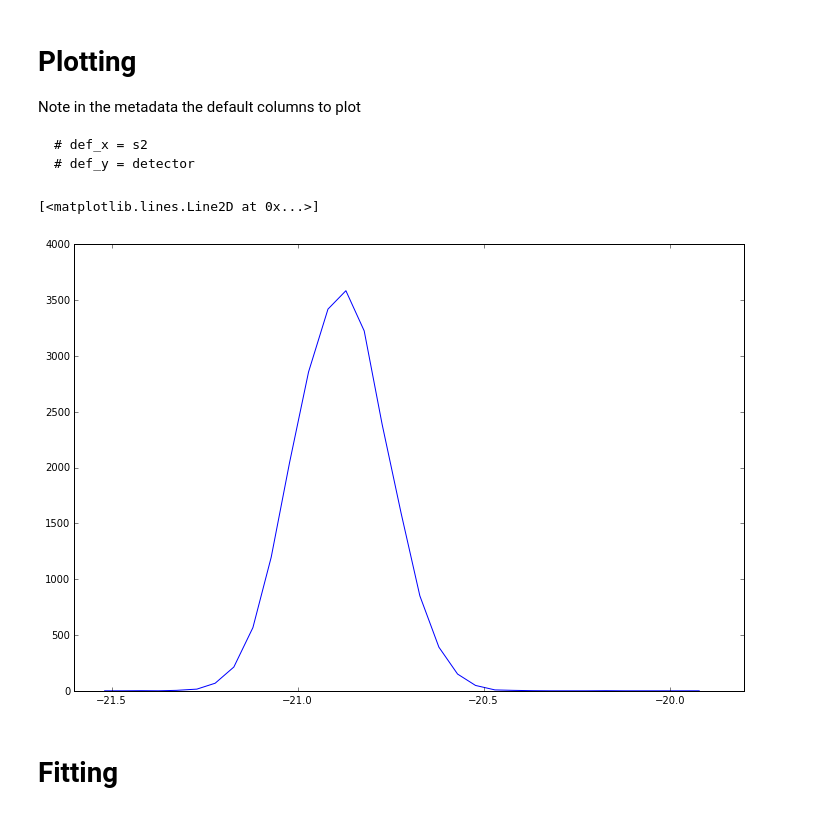
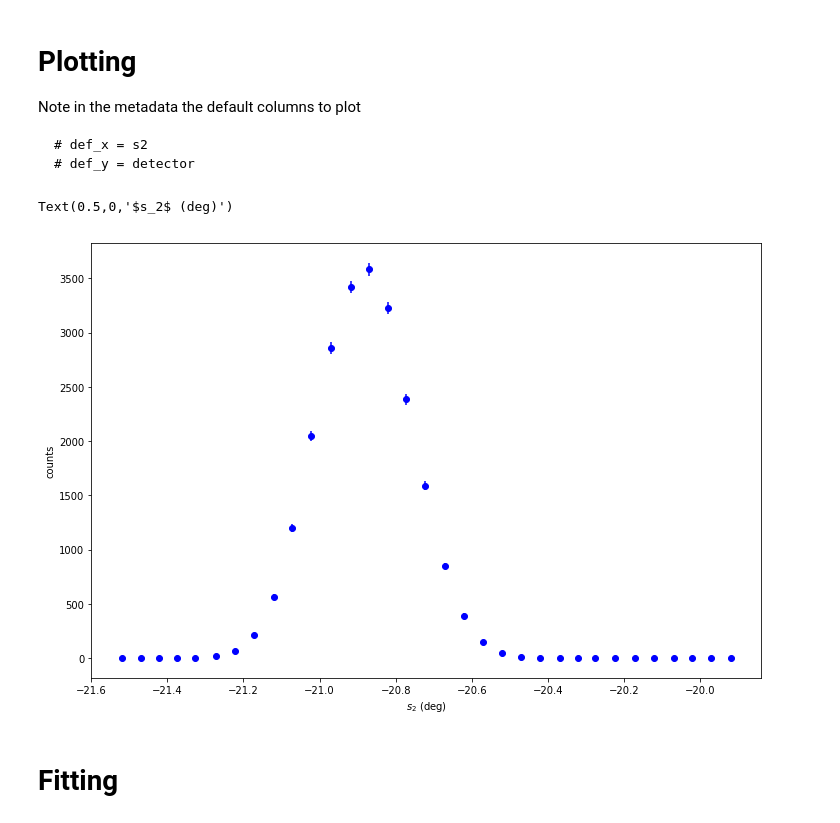
Before and after one commit to neutrons/IPythonNotebookTutorial, a Jupyter notebook: Gaussian Fitting.ipynb, the cells around one changed output. Cells and saved outputs as stored; diff of their text form; code cells hidden in the pictures.

```diff
--- a/Gaussian Fitting.ipynb
+++ b/Gaussian Fitting.ipynb
@@ -62,10 +63,14 @@ import matplotlib.pyplot as plt
 plt.rcParams["figure.figsize"] = (12,8)
-# %%
-data_x = data['s2']
-data_y = data['detector']
-plt.plot(data_x, data_y)
-# %% [output]
-[<matplotlib.lines.Line2D at 0x...>]
-[figure, removed]
+# %%
+f,ax=plt.subplots()
+data_x = data['s2']
+data_y = data['detector']
+data_err=np.sqrt(data_y)
+ax.errorbar(data_x, data_y,yerr=(data_err),fmt='bo')
+ax.set_ylabel('counts')
+ax.set_xlabel('$s_2$ (deg)')
+# %% [output]
+Text(0.5,0,'$s_2$ (deg)')
+[figure, added]
 # %% [markdown]
 # Fitting
```
Also changed, not shown: parts of 17 cells of this notebook.
